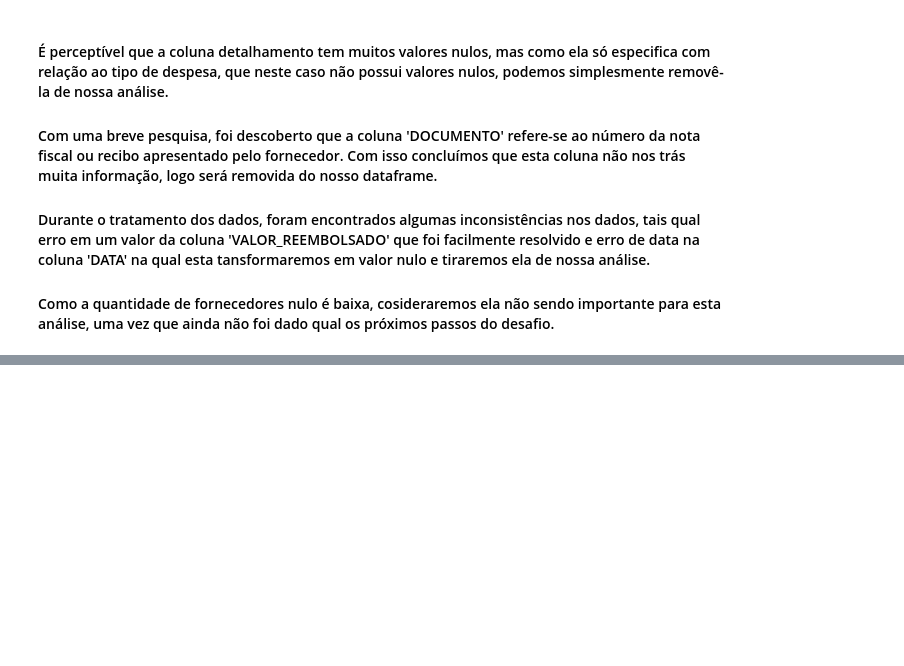
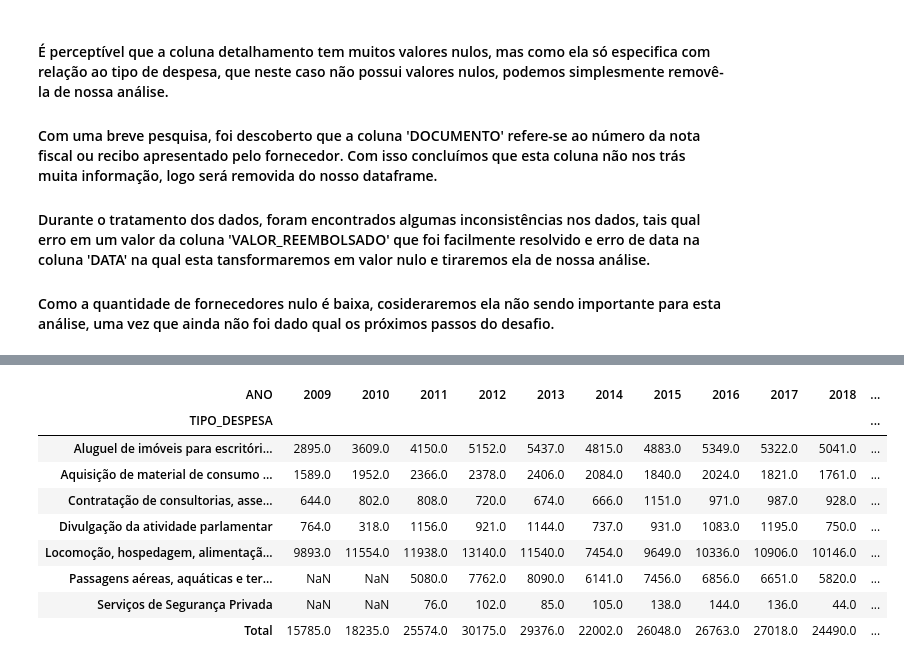
Before and after one commit to LuizHB23/7DaysOfCode-Ciencia-de-Dados, a Jupyter notebook: main.ipynb, the cells around one changed output, grey strips where cells are left out. Cells and saved outputs as stored; diff of their text form; code cells hidden in the pictures; blank space fills up the shorter version.

```diff
--- a/main.ipynb
+++ b/main.ipynb
@@ -136,0 +228,5 @@ memory usage: 25.3+ MB
+# %%
+tipo_maior_gasto = dados[['TIPO_DESPESA','ANO']].copy()
+tipo_maior_gasto = tipo_maior_gasto.groupby(['TIPO_DESPESA'])['ANO'].value_counts().reset_index()
+tipo_maior_gasto = tipo_maior_gasto.rename(columns={'count': 'QUANTIDADE_DESPESAS'})
+tipo_maior_gasto
@@ -136,0 +247,14 @@ memory usage: 25.3+ MB
+# %%
+tabela_despesas = pd.pivot_table(data=tipo_maior_gasto, values='QUANTIDADE_DESPESAS', index='TIPO_DESPESA', columns='ANO', aggfunc='sum', margins=True, margins_name='Total')
+tabela_despesas
+# %% [output]
+| ANO | 2009 | 2010 | 2011 | 2012 | 2013 | 2014 | 2015 | 2016 | 2017 | 2018 | ... |
+| TIPO_DESPESA |  |  |  |  |  |  |  |  |  |  | ... |
+| Aluguel de imóveis para escritóri... | 2895.0 | 3609.0 | 4150.0 | 5152.0 | 5437.0 | 4815.0 | 4883.0 | 5349.0 | 5322.0 | 5041.0 | ... |
+| Aquisição de material de consumo ... | 1589.0 | 1952.0 | 2366.0 | 2378.0 | 2406.0 | 2084.0 | 1840.0 | 2024.0 | 1821.0 | 1761.0 | ... |
+| Contratação de consultorias, asse... | 644.0 | 802.0 | 808.0 | 720.0 | 674.0 | 666.0 | 1151.0 | 971.0 | 987.0 | 928.0 | ... |
+| Divulgação da atividade parlamentar | 764.0 | 318.0 | 1156.0 | 921.0 | 1144.0 | 737.0 | 931.0 | 1083.0 | 1195.0 | 750.0 | ... |
+| Locomoção, hospedagem, alimentaçã... | 9893.0 | 11554.0 | 11938.0 | 13140.0 | 11540.0 | 7454.0 | 9649.0 | 10336.0 | 10906.0 | 10146.0 | ... |
+| Passagens aéreas, aquáticas e ter... | NaN | NaN | 5080.0 | 7762.0 | 8090.0 | 6141.0 | 7456.0 | 6856.0 | 6651.0 | 5820.0 | ... |
+| Serviços de Segurança Privada | NaN | NaN | 76.0 | 102.0 | 85.0 | 105.0 | 138.0 | 144.0 | 136.0 | 44.0 | ... |
+| Total | 15785.0 | 18235.0 | 25574.0 | 30175.0 | 29376.0 | 22002.0 | 26048.0 | 26763.0 | 27018.0 | 24490.0 | ... |
```
Also changed, not shown: parts of 23 cells of this notebook.
